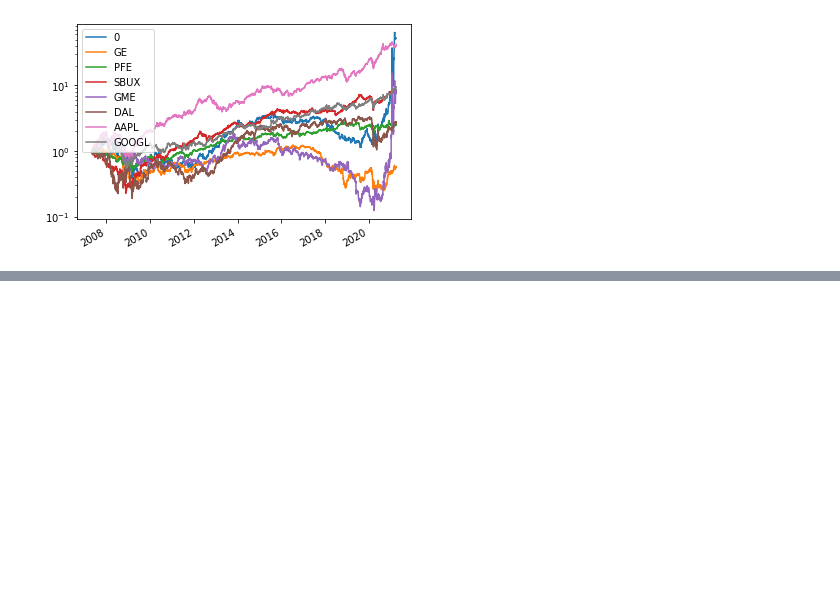
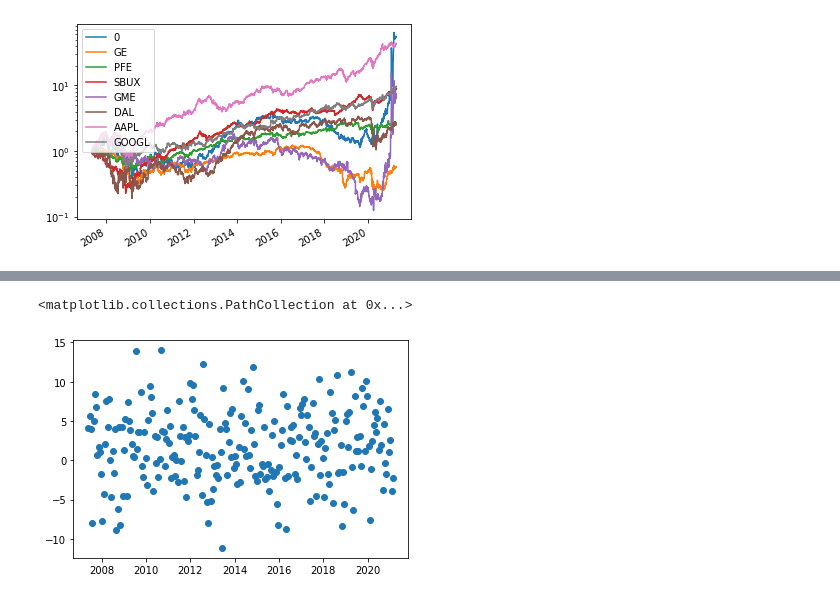
Before and after one commit to NSanip/Mentorship, a Jupyter notebook: Portfolio Creation Model.ipynb, the cells around one changed output, grey strips where cells are left out. Drawn from its saved outputs; the diff is of its cells as text; code cells hidden in the pictures; blank space fills up the shorter version.

```diff
--- a/Portfolio Creation Model.ipynb
+++ b/Portfolio Creation Model.ipynb
@@ -215,0 +263,14 @@ sharpe_ratios
+# %%
+days = 21
+X = stocks.resample(str(days)+"d").mean()
+dates = X.index[1:-1]
+portfolio = pd.DataFrame()
+
+sharpe_ratios = []
+
+
+for day in dates[:-1]:
+    sample = stocks["AAPL"][day:day+pd.offsets.DateOffset(days = (days-1))]
+    sharpe_ratios.append(empyrical.calmar_ratio(sample))
+
+sharpe_ratios_dataframe = pd.DataFrame(index = dates[:-1], columns = ["AAPL"], data = sharpe_ratios)
@@ -215,0 +297,5 @@ sharpe_ratios
+# %%
+plt.scatter(dates[:-1], sharpe_ratios)
+# %% [output]
+<matplotlib.collections.PathCollection at 0x...>
+[figure, added]
```
Also changed, not shown: parts of 34 cells of this notebook, 2 other files.
